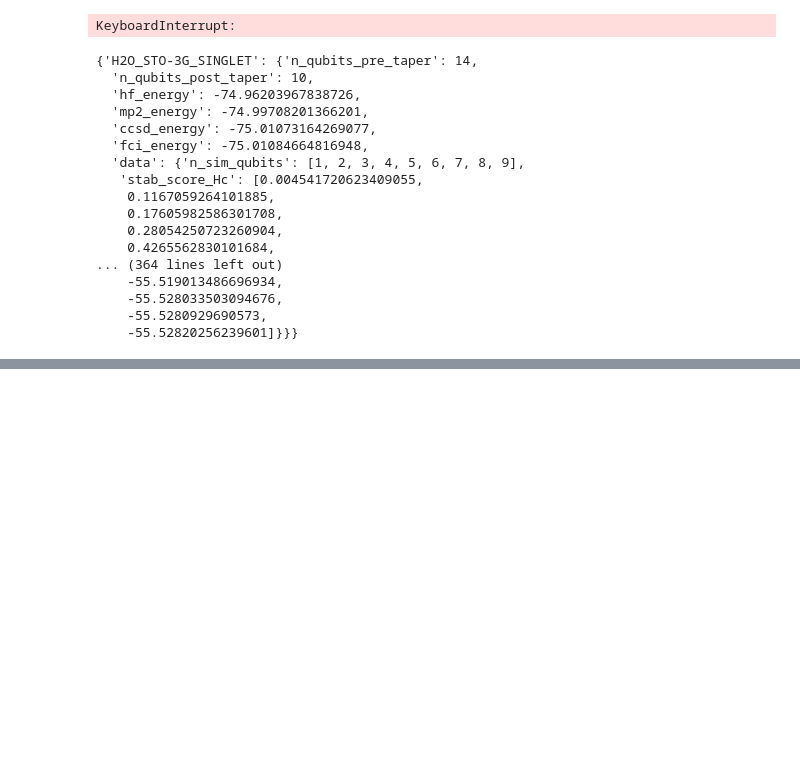
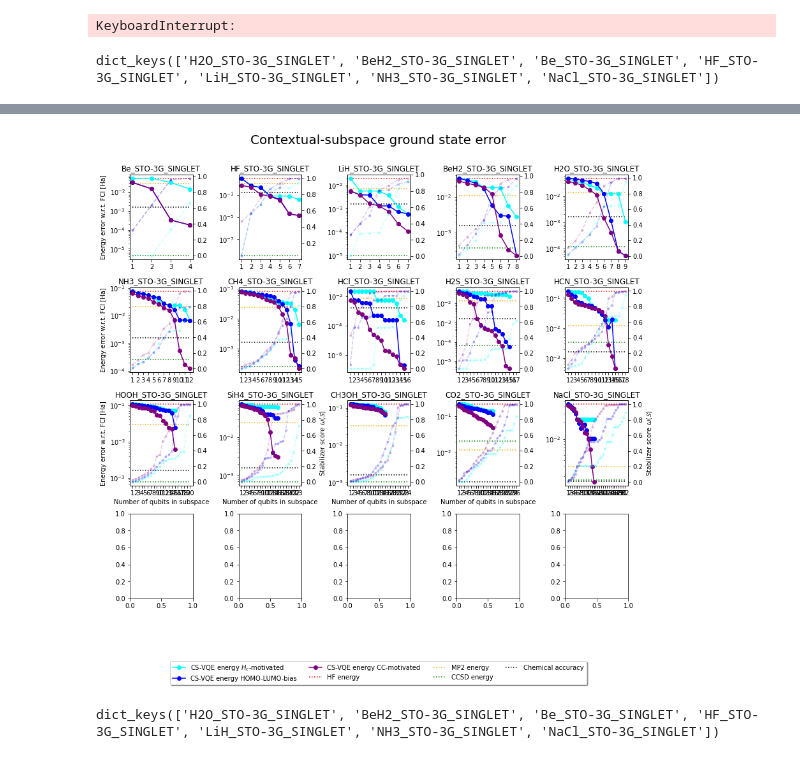
Before and after one commit to UCL-CCS/symmer, a Jupyter notebook: notebooks/draft/HOMO-LUMO-biasing_vs_H_c_vs_CC_vs_legacy_CS-VQE_errors.ipynb, the cells around one changed output, grey strips where cells are left out. Saved outputs shown, nothing was run; the diff lists cells and outputs as text; code cells hidden in the pictures; blank space fills up the shorter version.

Commit message:
Running further stabilizer identifcation tests

```diff
--- a/notebooks/draft/HOMO-LUMO-biasing_vs_H_c_vs_CC_vs_legacy_CS-VQE_errors.ipynb
+++ b/notebooks/draft/HOMO-LUMO-biasing_vs_H_c_vs_CC_vs_legacy_CS-VQE_errors.ipynb
@@ -16,8 +16,8 @@ sys.path.append( '../../CS-VQE' )
 from utils.cs_vqe_tools_original import *
 # %%
-with open('data/molecule_data.json', 'r') as jfile:
+with open('../data/molecule_data.json', 'r') as jfile:
     molecule_geometries = json.load(jfile)
-with open('data/score_data.json', 'r') as infile:
+with open('../data/score_data.json', 'r') as infile:
     scoring_data = json.load(infile)
 print(molecule_geometries.keys())
 # %% [output]
@@ -139,30 +139,14 @@ with open('data/stabilizer_identification_comparision.json', 'w') as outfile:
 # %%
-stabilizer_identification_comparision
+stabilizer_identification_comparision.keys()
 # %% [output]
-{'H2O_STO-3G_SINGLET': {'n_qubits_pre_taper': 14,
-  'n_qubits_post_taper': 10,
-  'hf_energy': -74.96203967838726,
-  'mp2_energy': -74.99708201366201,
-  'ccsd_energy': -75.01073164269077,
-  'fci_energy': -75.01084664816948,
-  'data': {'n_sim_qubits': [1, 2, 3, 4, 5, 6, 7, 8, 9],
-   'stab_score_Hc': [0.004541720623409055,
-    0.1167059264101885,
-    0.17605982586301708,
-    0.28054250723260904,
-    0.4265562830101684,
-... (364 lines left out)
-    -55.519013486696934,
-    -55.528033503094676,
-    -55.5280929690573,
-    -55.52820256239601]}}}
+dict_keys(['H2O_STO-3G_SINGLET', 'BeH2_STO-3G_SINGLET', 'Be_STO-3G_SINGLET', 'HF_STO-3G_SINGLET', 'LiH_STO-3G_SINGLET', 'NH3_STO-3G_SINGLET', 'NaCl_STO-3G_SINGLET'])
 # %%
 def plot_data(data, energy_axis):
     X = np.array(data['data']['n_sim_qubits'])
     Y_Hc = np.array(data['data']['cs_vqe_nrg_Hc'])
     Y_CC = np.array(data['data']['cs_vqe_nrg_CC'])
     Y_HL = np.array(data['data']['cs_vqe_nrg_HL'])
-    Y_legacy = np.array(data['data']['cs_vqe_legacy'])
+    #Y_legacy = np.array(data['data']['cs_vqe_legacy'])
     Y_score_Hc = np.array(data['data']['stab_score_Hc'])
     Y_score_CC = np.array(data['data']['stab_score_CC'])
     Y_score_HL = np.array(data['data']['stab_score_HL'])
@@ -171,10 +155,10 @@ def plot_data(data, energy_axis):
     ccsd_energy = data['ccsd_energy']
     fci_energy = data['fci_energy']
 
-    energy_axis.plot(X, Y_legacy[1:-1]-fci_energy, color='pink', marker='o', label='CS-VQE energy legacy')
-    energy_axis.plot(X, Y_Hc-fci_energy, color='cyan', marker='o', label='CS-VQE energy $H_c$-motivated')
-    energy_axis.plot(X, Y_HL-fci_energy, color='blue', marker='o', label='CS-VQE energy HOMO-LUMO-bias')
-    energy_axis.plot(X, Y_CC-fci_energy, color='purple', marker='o', label='CS-VQE energy CC-motivated')
+    #energy_axis.plot(X, Y_legacy[1:-1]-fci_energy, color='pink', marker='o', label='CS-VQE energy legacy')
+    energy_axis.plot(X[:15], Y_Hc[:15]-fci_energy, color='cyan', marker='o', label='CS-VQE energy $H_c$-motivated')
+    energy_axis.plot(X[:15], Y_HL[:15]-fci_energy, color='blue', marker='o', label='CS-VQE energy HOMO-LUMO-bias')
+    energy_axis.plot(X[:15], Y_CC[:15]-fci_energy, color='purple', marker='o', label='CS-VQE energy CC-motivated')
 
 
     energy_axis.hlines(hf_energy-fci_energy, 1, X[-1], ls=':', color='red', label='HF energy')
@@ -193,10 +177,16 @@ def plot_data(data, energy_axis):
     #fig.legend(ncol=1, bbox_to_anchor=(1.35,0.5))
     #plt.show()
 # %%
-with open('data/stabilizer_identification_comparision.json', 'r') as infile:
+#with open('../data/stabilizer_identification_comparision.json', 'r') as infile:
+#    stabilizer_identification_comparision_1 = json.load(infile)
+with open('../data/stabilizer_identification_comparision_2.json', 'r') as infile:
     stabilizer_identification_comparision = json.load(infile)
+#stabilizer_identification_comparision = dict(
+#    stabilizer_identification_comparision_1,
+#    **stabilizer_identification_comparision_2)
 
-fig,axes = plt.subplots(2,3, figsize=(10,6))#, sharey=True)
+
+fig,axes = plt.subplots(4,5, figsize=(12,10))#, sharey=True)
 
 sorted_keys = sorted(stabilizer_identification_comparision,
                      key=lambda x:stabilizer_identification_comparision[x]['n_qubits_post_taper'])
@@ -207,9 +197,9 @@ for speciesname, axis in zip(sorted_keys, fig.get_axes()):
 
 fig.tight_layout()
 
+for i in range(4):
+    axes[2,i].set_xlabel('Number of qubits in subspace')
 for i in range(3):
-    axes[1,i].set_xlabel('Number of qubits in subspace')
-for i in range(2):
     axes[i,0].set_ylabel('Energy error w.r.t. FCI [Ha]')
 
 fig.get_axes()[-1].set_ylabel('Stabilizer score $\omega(\mathcal{S})$')
@@ -234,0 +224 @@ plt.show()
+[figure, added]
@@ -234,0 +234,4 @@ plt.show()
+# %%
+stabilizer_identification_comparision_2.keys()
+# %% [output]
+dict_keys(['H2O_STO-3G_SINGLET', 'BeH2_STO-3G_SINGLET', 'Be_STO-3G_SINGLET', 'HF_STO-3G_SINGLET', 'LiH_STO-3G_SINGLET', 'NH3_STO-3G_SINGLET', 'NaCl_STO-3G_SINGLET'])
```
Also changed, not shown: parts of 5 cells of this notebook, 5 other files.
